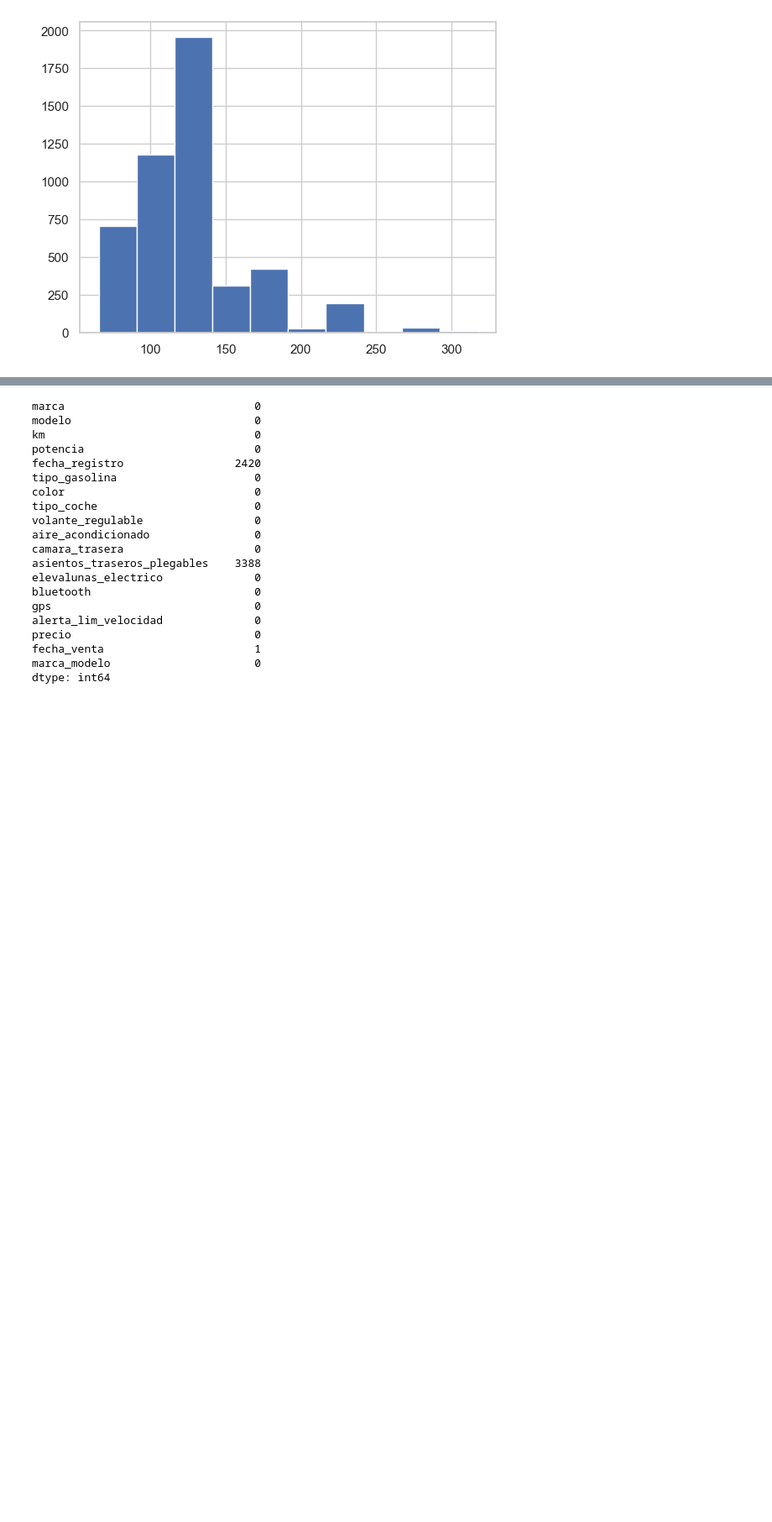
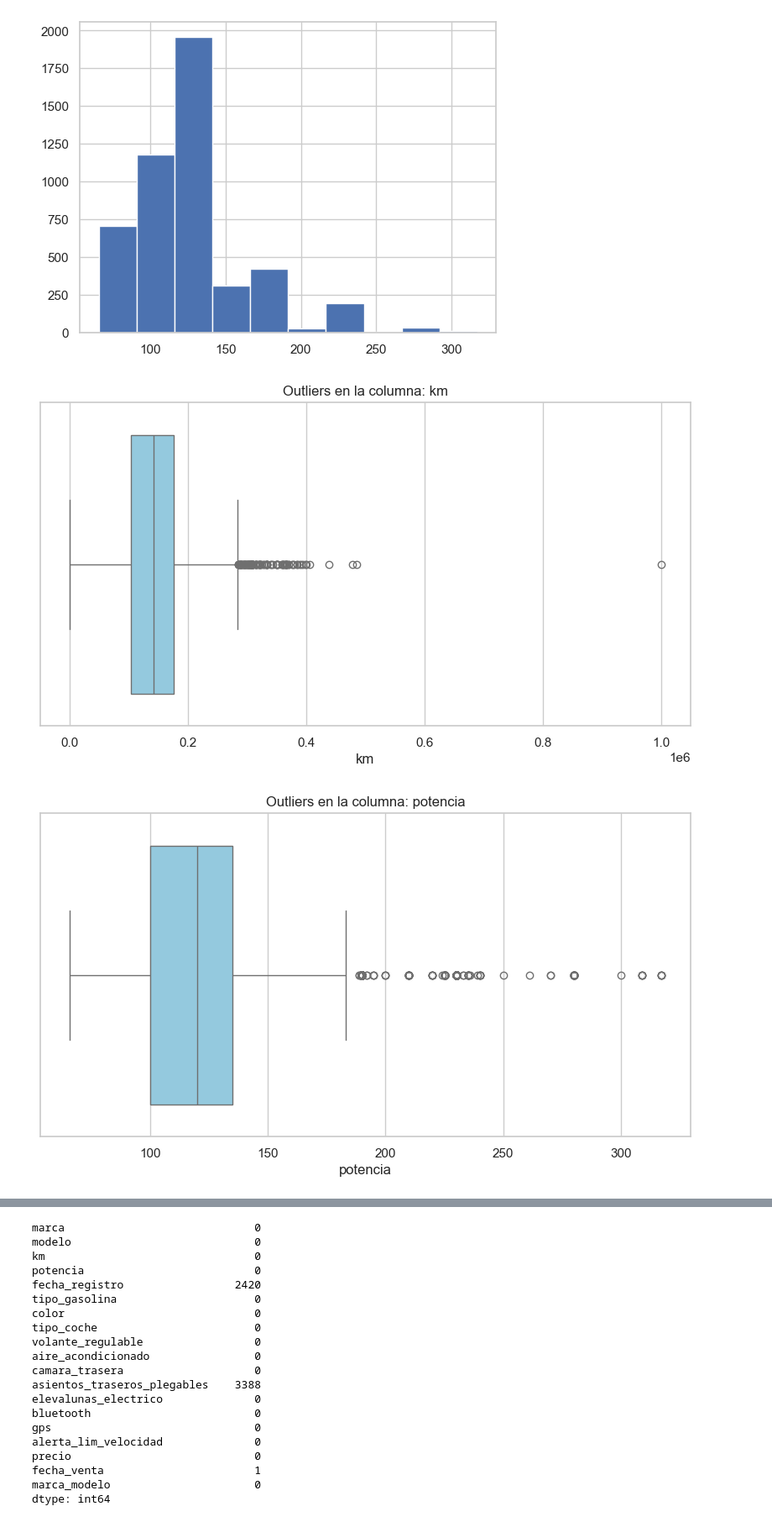
Before and after one commit to SyM97/BMW_pricing_proyect, a Jupyter notebook: Notebooks/BMW_Proyect.ipynb, the cells around one changed output, grey strips where cells are left out. Shown at 84% size. Drawn from its saved outputs; the diff is of its cells as text; code cells hidden in the pictures; blank space fills up the shorter version.

```diff
--- a/Notebooks/BMW_Proyect.ipynb
+++ b/Notebooks/BMW_Proyect.ipynb
@@ -31,3 +67,34 @@ def porcentaje_nulos(df, columnas):
+# %%
+def plot_outliers(df):
+
+    # Establece el estilo de los gráficos
+    sns.set(style="whitegrid")
+
+    # Identifica las columnas numéricas de tipo float
+    float_columns = df.select_dtypes(include=['float64', 'float32']).columns
+
+    # Lista para almacenar columnas con outliers
+    columns_with_outliers = []
+
+    # Cálculo vectorizado de los límites de outliers
+    for col in float_columns:
+        Q1 = df[col].quantile(0.25)
+        Q3 = df[col].quantile(0.75)
+        IQR = Q3 - Q1
+        lower_bound = Q1 - 1.5 * IQR
+        upper_bound = Q3 + 1.5 * IQR
+
+        # Identificación de outliers
+        if df[(df[col] < lower_bound) | (df[col] > upper_bound)].any().any():
+            columns_with_outliers.append(col)
+
+    # Generación de gráficos de caja para columnas con outliers
+    for col in columns_with_outliers:
+        plt.figure(figsize=(10, 5))
+        sns.boxplot(x=df[col], color="skyblue")
+        plt.title(f'Outliers en la columna: {col}')
+        plt.xlabel(col)
+        plt.show()
 # %%
 def visualize_data(df, target_col='precio'):
 
@@ -165,3 +241,8 @@ df_bmw['potencia'].hist()
 [figure]
 # %%
 # Hay que analizar los outliers de las columnas de km y precio, si pueden llegar a ser realistas o no.
+# %%
+plot_outliers(df_bmw)
+# %% [output]
+[figure, added]
+[figure, added]
```
Also changed, not shown: parts of 5 cells of this notebook, 1 other file.
